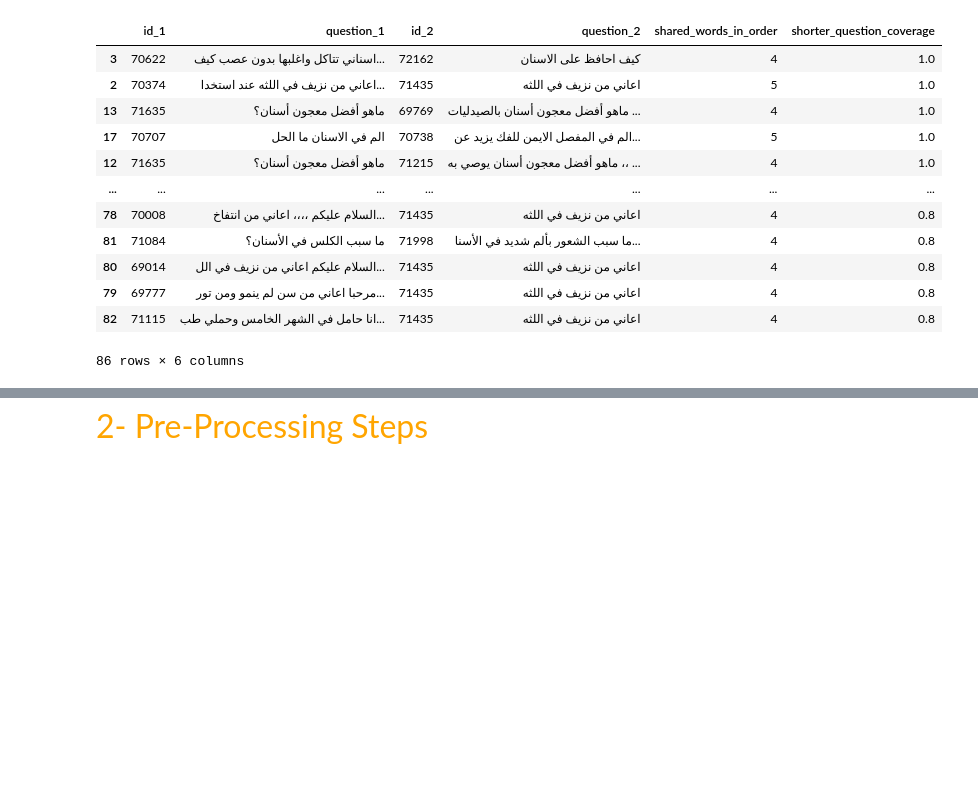
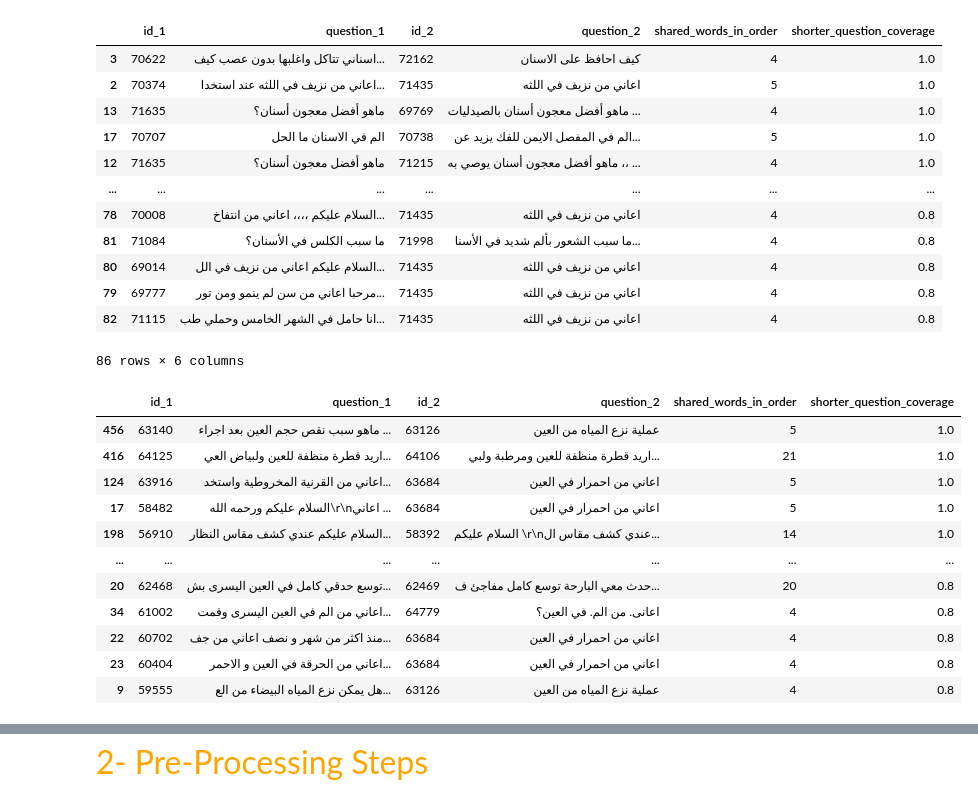
Before and after one commit to MuNoRam/NLP-HomeWork1, a Jupyter notebook: HW-1/Code PlayGround.ipynb, the cells around one changed output, grey strips where cells are left out. Saved outputs shown, nothing was run; the diff lists cells and outputs as text; code cells hidden in the pictures; blank space fills up the shorter version.

```diff
--- a/HW-1/Code PlayGround.ipynb
+++ b/HW-1/Code PlayGround.ipynb
@@ -491,6 +496,9 @@ train_df["category"] = train_df["category"].str.strip().replace({
 train_df["category"] = train_df["category"].str.strip().replace({
     "صحة الاسنان": "صحة الأسنان"
 })
+train_df["category"] = train_df["category"].str.strip().replace({
+    "امراض العيون": "أمراض العيون"
+})
 # %%
 pd.Series(train_df['category'].unique())
 # %% [output]
@@ -1007,3 +1147,98 @@ display(similar_questions)
 | 79 | 69777 | مرحبا اعاني من سن لم ينمو ومن تور... | 71435 | اعاني من نزيف في اللثه | 4 | 0.8 |
 | 82 | 71115 | انا حامل في الشهر الخامس وحملي طب... | 71435 | اعاني من نزيف في اللثه | 4 | 0.8 |
 86 rows × 6 columns
+# %%
+category_name = "أمراض العيون"  #  تنفسي - دم - أطفال - أسنان - عيون - جلدية - عام - نسائية - غدد - ضغط
+threshold = 0.80
+min_shared_words = 4
+
+def question_words(text):
+    text = str(text).strip().lower()
+
+    # Replace common punctuation with spaces
+    for char in ".,،؛:!?؟()[]{}\"'ـ":
+        text = text.replace(char, " ")
+
+    return text.split()
+
+
+def longest_common_subsequence_length(words1, words2):
+    previous = [0] * (len(words2) + 1)
+
+    for word1 in words1:
+        current = [0]
+        for j, word2 in enumerate(words2, start=1):
+            if word1 == word2:
+                current.append(previous[j - 1] + 1)
+            else:
+                current.append(max(previous[j], current[-1]))
+        previous = current
+
+    return previous[-1]
+
+
+subset = train_df.loc[
+    train_df["category"].eq(category_name),
+    ["id", "question"]
+].dropna(subset=["question"]).reset_index(drop=True)
+ids = subset["id"].tolist()
+raw_questions = subset["question"].tolist()
+words = [question_words(q) for q in subset["question"]]
+word_sets = [set(w) for w in words]
+lengths = [len(w) for w in words]
+
+matches = []
+n = len(ids)
+
+for i in range(n):
+    len_i = lengths[i]
+    if len_i < min_shared_words:
+        continue
+    words_i = words[i]
+    set_i = word_sets[i]
+
+    for j in range(i + 1, n):
+        len_j = lengths[j]
+        if len_j < min_shared_words:
+            continue
+
+        shorter_length = len_i if len_i < len_j else len_j
+        required_shared = max(min_shared_words, int(threshold * shorter_length))
+
+        # 2. Fast upper-bound filter: unordered set intersection must meet required_shared
+        if len(set_i & word_sets[j]) < required_shared:
+            continue
+
+        # 3. Only run expensive LCS on the tiny fraction of pairs that pass the filter
+        shared_in_order = longest_common_subsequence_length(words_i, words[j])
+        shorter_coverage = shared_in_order / shorter_length
+
+        if shared_in_order >= min_shared_words and shorter_coverage >= threshold:
+            matches.append({
+                "id_1": ids[i],
+                "question_1": raw_questions[i],
+                "id_2": ids[j],
+                "question_2": raw_questions[j],
+                "shared_words_in_order": shared_in_order,
+                "shorter_question_coverage": round(shorter_coverage, 3),
+            })
+
+similar_questions = pd.DataFrame(matches).sort_values(
+    "shorter_question_coverage",
+    ascending=False
+)
+
+display(similar_questions)
+# %% [output]
+|  | id_1 | question_1 | id_2 | question_2 | shared_words_in_order | shorter_question_coverage |
+| 456 | 63140 | ماهو سبب نقص حجم العين بعد اجراء ... | 63126 | عملية نزع المياه من العين | 5 | 1.0 |
+| 416 | 64125 | اريد قطرة منظفة للعين ولبياض العي... | 64106 | اريد قطرة منظفة للعين ومرطبة ولبي... | 21 | 1.0 |
+| 124 | 63916 | اعاني من القرنية المخروطية واستخد... | 63684 | اعاني من احمرار في العين | 5 | 1.0 |
+| 17 | 58482 | السلام عليكم ورحمه الله\r\nاعاني ... | 63684 | اعاني من احمرار في العين | 5 | 1.0 |
+| 198 | 56910 | السلام عليكم عندي كشف مقاس النظار... | 58392 | السلام عليكم \r\nعندي كشف مقاس ال... | 14 | 1.0 |
+| ... | ... | ... | ... | ... | ... | ... |
+| 20 | 62468 | توسع حدقي كامل في العين اليسرى بش... | 62469 | حدث معي البارحة توسع كامل مفاجئ ف... | 20 | 0.8 |
+| 34 | 61002 | اعاني من الم في العين اليسرى وقمت... | 64779 | اعانى. من الم. في العين؟ | 4 | 0.8 |
+| 22 | 60702 | منذ اكثر من شهر و نصف اعاني من جف... | 63684 | اعاني من احمرار في العين | 4 | 0.8 |
+| 23 | 60404 | اعاني من الحرقة في العين و الاحمر... | 63684 | اعاني من احمرار في العين | 4 | 0.8 |
+| 9 | 59555 | هل يمكن نزع المياه البيضاء من الع... | 63126 | عملية نزع المياه من العين | 4 | 0.8 |
```
Also changed, not shown: parts of 30 cells of this notebook.
